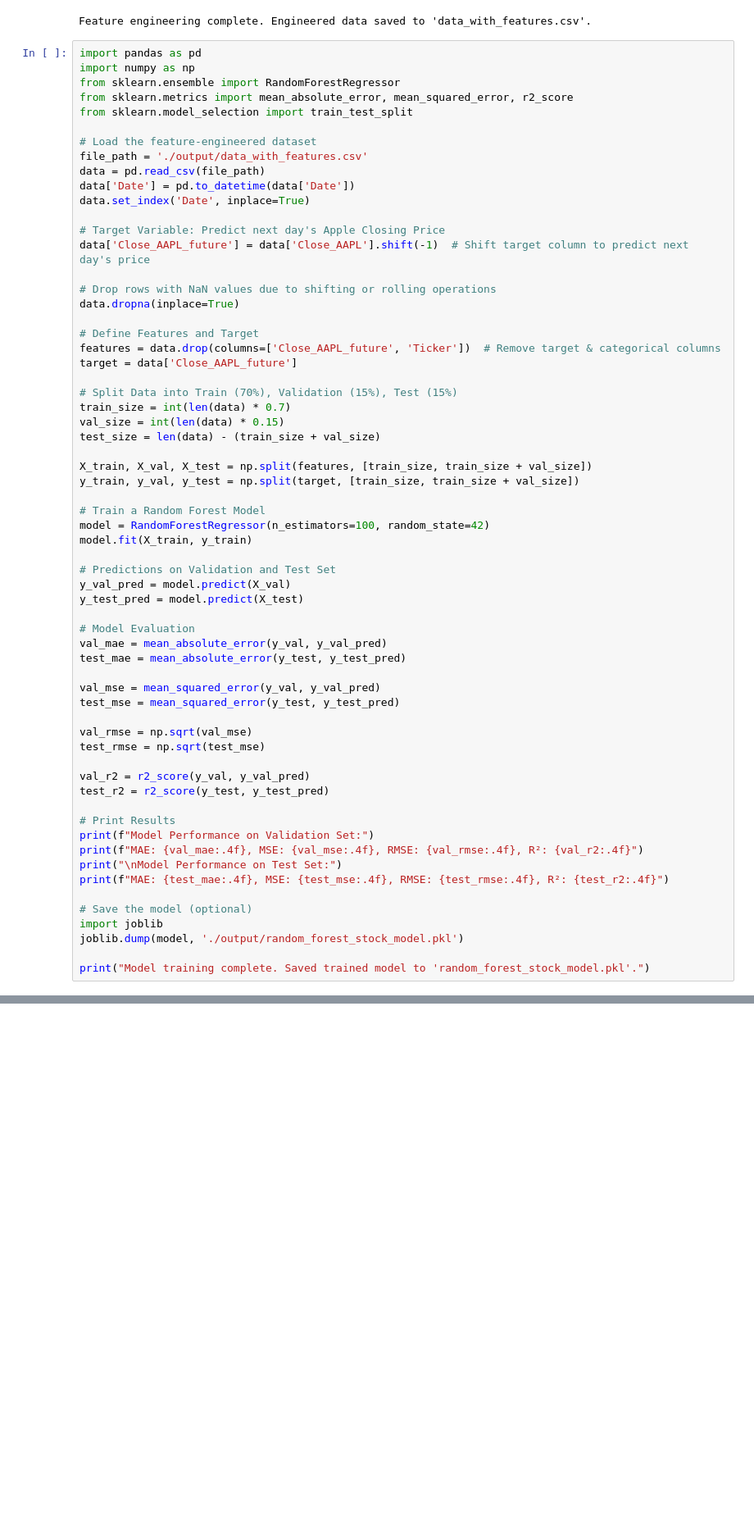
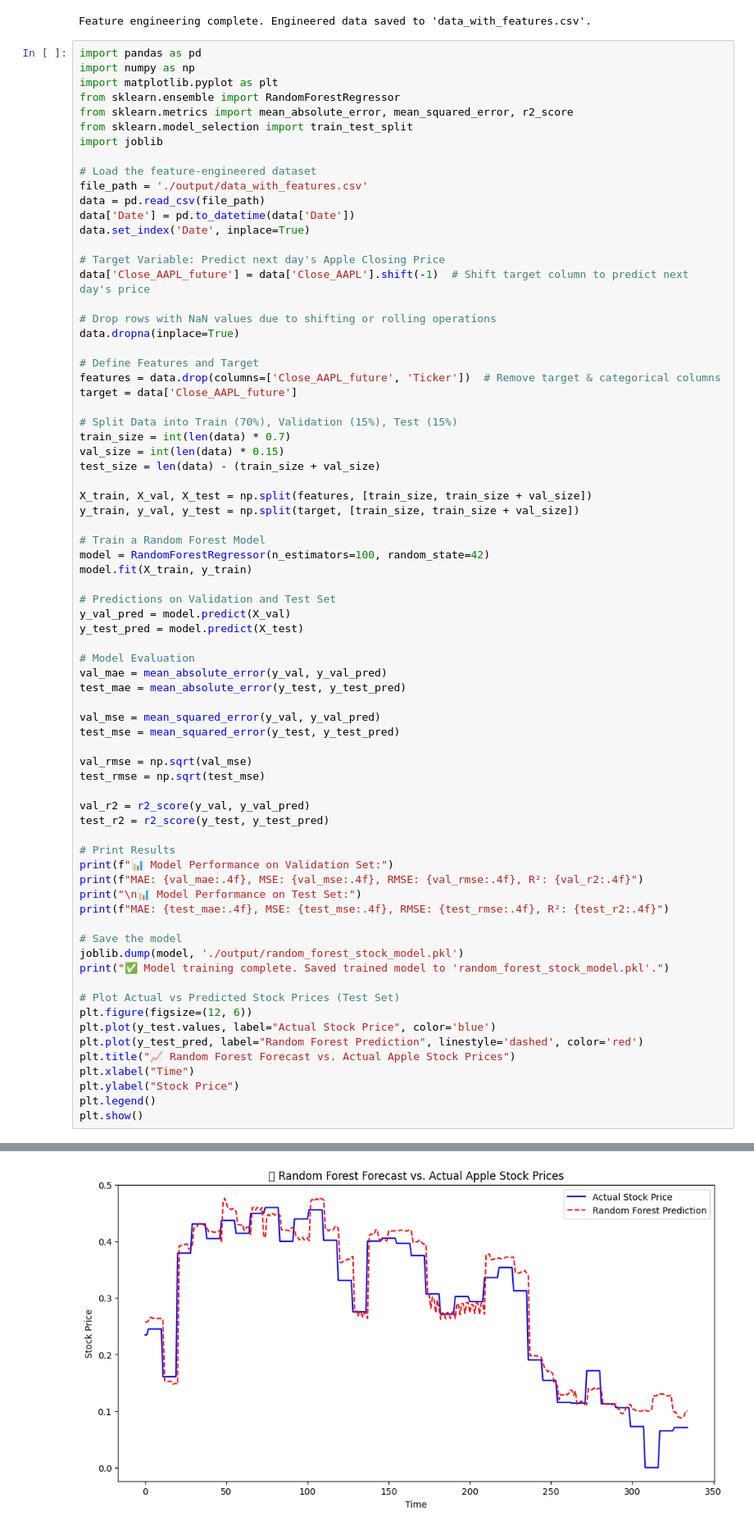
Before and after one commit to nikhilp0799/SentivixPredictor_Predicting_Market_Volatility, a Jupyter notebook: Market_Volatility.ipynb, the cells around one changed output, grey strips where cells are left out. Shown at 82% size. Saved outputs shown, nothing was run; the diff lists cells and outputs as text; blank space fills up the shorter version.

```diff
--- a/Market_Volatility.ipynb
+++ b/Market_Volatility.ipynb
@@ -264,9 +265,11 @@ Feature engineering complete. Engineered data saved to 'data_with_features.csv'.
 # %%
 import pandas as pd
 import numpy as np
+import matplotlib.pyplot as plt
 from sklearn.ensemble import RandomForestRegressor
 from sklearn.metrics import mean_absolute_error, mean_squared_error, r2_score
 from sklearn.model_selection import train_test_split
+import joblib
 
 # Load the feature-engineered dataset
 file_path = './output/data_with_features.csv'
@@ -314,14 +317,22 @@ val_r2 = r2_score(y_val, y_val_pred)
 test_r2 = r2_score(y_test, y_test_pred)
 
 # Print Results
-print(f"Model Performance on Validation Set:")
+print(f"📊 Model Performance on Validation Set:")
 print(f"MAE: {val_mae:.4f}, MSE: {val_mse:.4f}, RMSE: {val_rmse:.4f}, R²: {val_r2:.4f}")
-print("\nModel Performance on Test Set:")
+print("\n📊 Model Performance on Test Set:")
 print(f"MAE: {test_mae:.4f}, MSE: {test_mse:.4f}, RMSE: {test_rmse:.4f}, R²: {test_r2:.4f}")
 
-# Save the model (optional)
-import joblib
+# Save the model
 joblib.dump(model, './output/random_forest_stock_model.pkl')
+print("✅ Model training complete. Saved trained model to 'random_forest_stock_model.pkl'.")
 
-print("Model training complete. Saved trained model to 'random_forest_stock_model.pkl'.")
+# Plot Actual vs Predicted Stock Prices (Test Set)
+plt.figure(figsize=(12, 6))
+plt.plot(y_test.values, label="Actual Stock Price", color='blue')
+plt.plot(y_test_pred, label="Random Forest Prediction", linestyle='dashed', color='red')
+plt.title("📈 Random Forest Forecast vs. Actual Apple Stock Prices")
+plt.xlabel("Time")
+plt.ylabel("Stock Price")
+plt.legend()
+plt.show()
 # %% [output]
@@ -334,3 +345,4 @@ Model training complete. Saved trained model to 'random_forest_stock_model.pkl'.
+[figure, added]
 # %%
 # Import necessary libraries
 import xgboost as xgb
```
Also changed, not shown: parts of 14 cells of this notebook, 1 other file.
